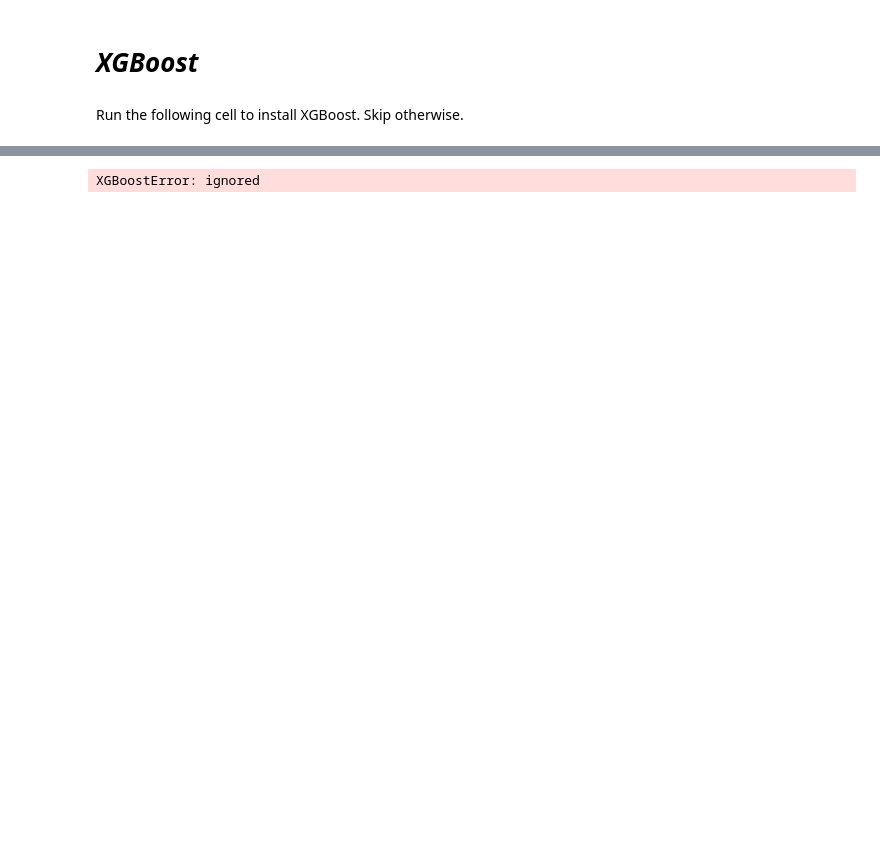
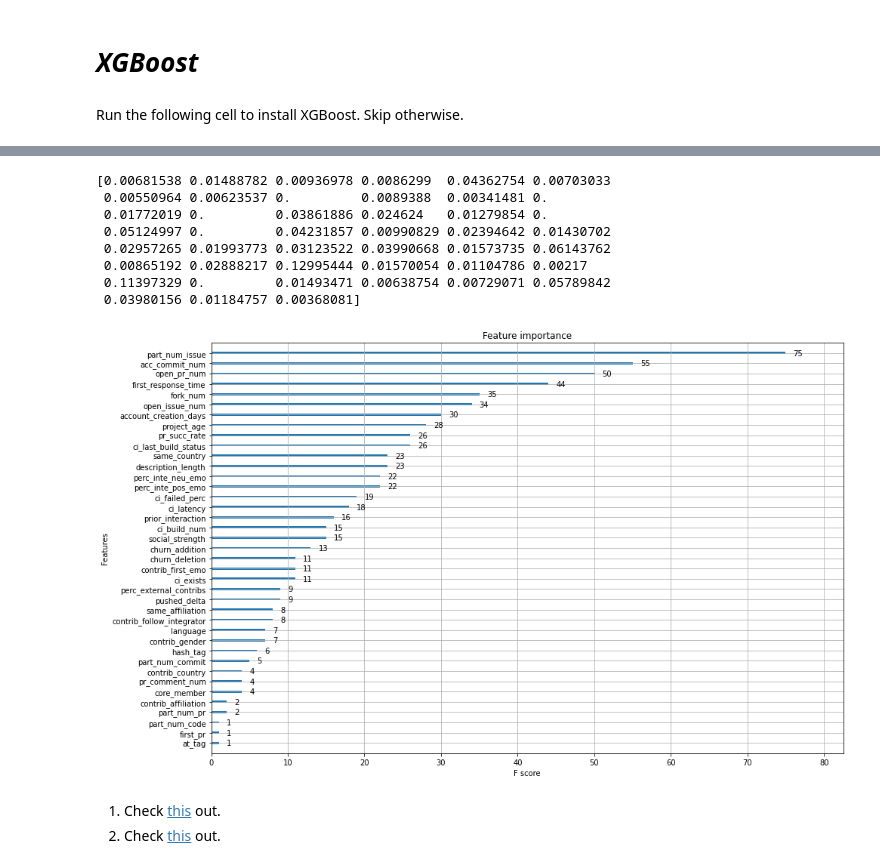
Before and after one commit to PrithaSarkar/Dissertation, a Jupyter notebook: Pull_request_Analysis.ipynb, the cells around one changed output, grey strips where cells are left out. Drawn from its saved outputs; the diff is of its cells as text; code cells hidden in the pictures; blank space fills up the shorter version.

```diff
--- a/Pull_request_Analysis.ipynb
+++ b/Pull_request_Analysis.ipynb
@@ -275,10 +276,11 @@ from xgboost import XGBClassifier
 from sklearn.model_selection import RepeatedStratifiedKFold, cross_val_score
+# %%
+X = train.iloc[:, 1:]
+y = train["merged_or_not"]
 # %%
 model = XGBClassifier()
 # %%
-X = train.iloc[:, 2:]
-y = train["merged_or_not"]
+model.fit(X,y)
+#cv = RepeatedStratifiedKFold(n_splits=4, n_repeats=3, random_state=1)
 
-cv = RepeatedStratifiedKFold(n_splits=5, n_repeats=3, random_state=1)
-
-scores = cross_val_score(model, X, y, scoring='roc_auc', cv=cv, n_jobs=-1)
+#scores = cross_val_score(model, X, y, scoring='roc_auc', cv=cv, n_jobs=-1)
@@ -293,4 +297,20 @@ print(scores)
 # %%
 print(model.feature_importances_)
 # %% [output]
-XGBoostError: ignored
+[0.00681538 0.01488782 0.00936978 0.0086299  0.04362754 0.00703033
+ 0.00550964 0.00623537 0.         0.0089388  0.00341481 0.
+ 0.01772019 0.         0.03861886 0.024624   0.01279854 0.
+ 0.05124997 0.         0.04231857 0.00990829 0.02394642 0.01430702
+ 0.02957265 0.01993773 0.03123522 0.03990668 0.01573735 0.06143762
+ 0.00865192 0.02888217 0.12995444 0.01570054 0.01104786 0.00217
+ 0.11397329 0.         0.01493471 0.00638754 0.00729071 0.05789842
+ 0.03980156 0.01184757 0.00368081]
+# %%
+plt.rcParams["figure.figsize"] = (15, 10)
+plot_importance(model)
+plt.show()
+# %% [output]
+[figure, added]
+# %% [markdown]
+1. Check [this](https://machinelearningmastery.com/feature-importance-and-feature-selection-with-xgboost-in-python/) out.
+2. Check [this](https://www.kaggle.com/general/237792) out.
```
Also changed, not shown: parts of 9 cells of this notebook.
